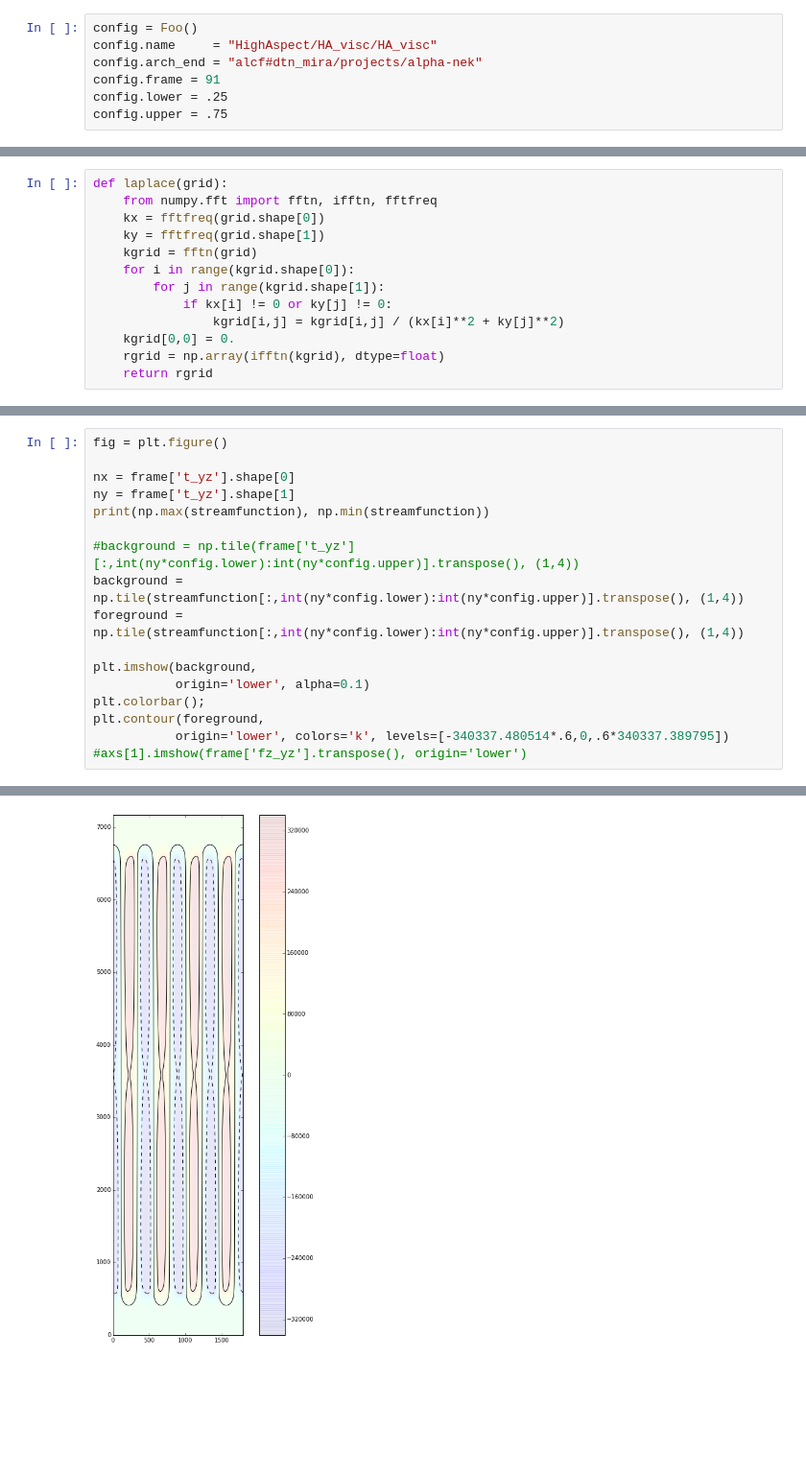
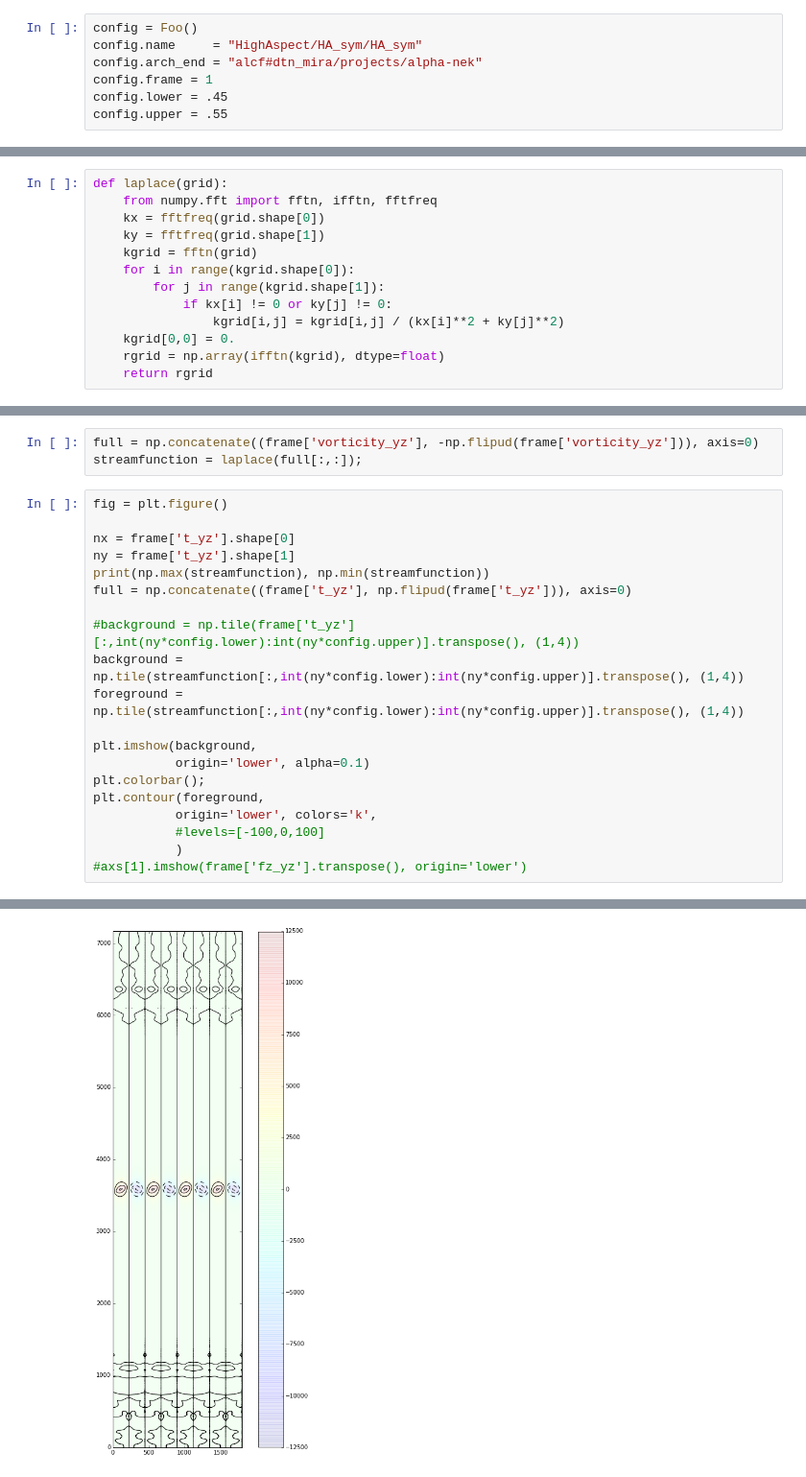
Before and after one commit to maxhutch/thesis-notebooks, a Jupyter notebook: AdvancedSlice.ipynb, the cells around one changed output, grey strips where cells are left out. Shown: that part at 96% size. Saved outputs shown, nothing was run; the diff lists cells and outputs as text; blank space fills up the shorter version.

```diff
--- a/AdvancedSlice.ipynb
+++ b/AdvancedSlice.ipynb
@@ -26,11 +26,11 @@ from glopen import glopen, glopen_many
 Configuration for this figure.
 # %%
 config = Foo()
-config.name     = "HighAspect/HA_visc/HA_visc"
+config.name     = "HighAspect/HA_sym/HA_sym"
 config.arch_end = "alcf#dtn_mira/projects/alpha-nek"
-config.frame = 91
-config.lower = .25
-config.upper = .75
+config.frame = 1
+config.lower = .45
+config.upper = .55
 # %% [markdown]
 Open a chest located on a remote globus endpoint and load a remote json configuration file.
 # %%
@@ -100,9 +111,13 @@ streamfunction = laplace(frame['vorticity_yz'][:,:]);
+# %%
+full = np.concatenate((frame['vorticity_yz'], -np.flipud(frame['vorticity_yz'])), axis=0)
+streamfunction = laplace(full[:,:]);
 # %%
 fig = plt.figure()
 
 nx = frame['t_yz'].shape[0]
 ny = frame['t_yz'].shape[1]
 print(np.max(streamfunction), np.min(streamfunction))
+full = np.concatenate((frame['t_yz'], np.flipud(frame['t_yz'])), axis=0)
 
 #background = np.tile(frame['t_yz'][:,int(ny*config.lower):int(ny*config.upper)].transpose(), (1,4))
 background = np.tile(streamfunction[:,int(ny*config.lower):int(ny*config.upper)].transpose(), (1,4))
@@ -112,6 +127,8 @@ plt.imshow(background,
            origin='lower', alpha=0.1)
 plt.colorbar();
 plt.contour(foreground,
-           origin='lower', colors='k', levels=[-340337.480514*.6,0,.6*340337.389795])
+           origin='lower', colors='k',
+           #levels=[-100,0,100]
+           )
 #axs[1].imshow(frame['fz_yz'].transpose(), origin='lower')
 # %% [output]
@@ -119,2 +136,2 @@ plt.contour(foreground,
 <matplotlib.contour.QuadContourSet at 0x...>
-[figure, old version]
+[figure, new version]
```
Also changed, not shown: parts of 7 cells of this notebook.
